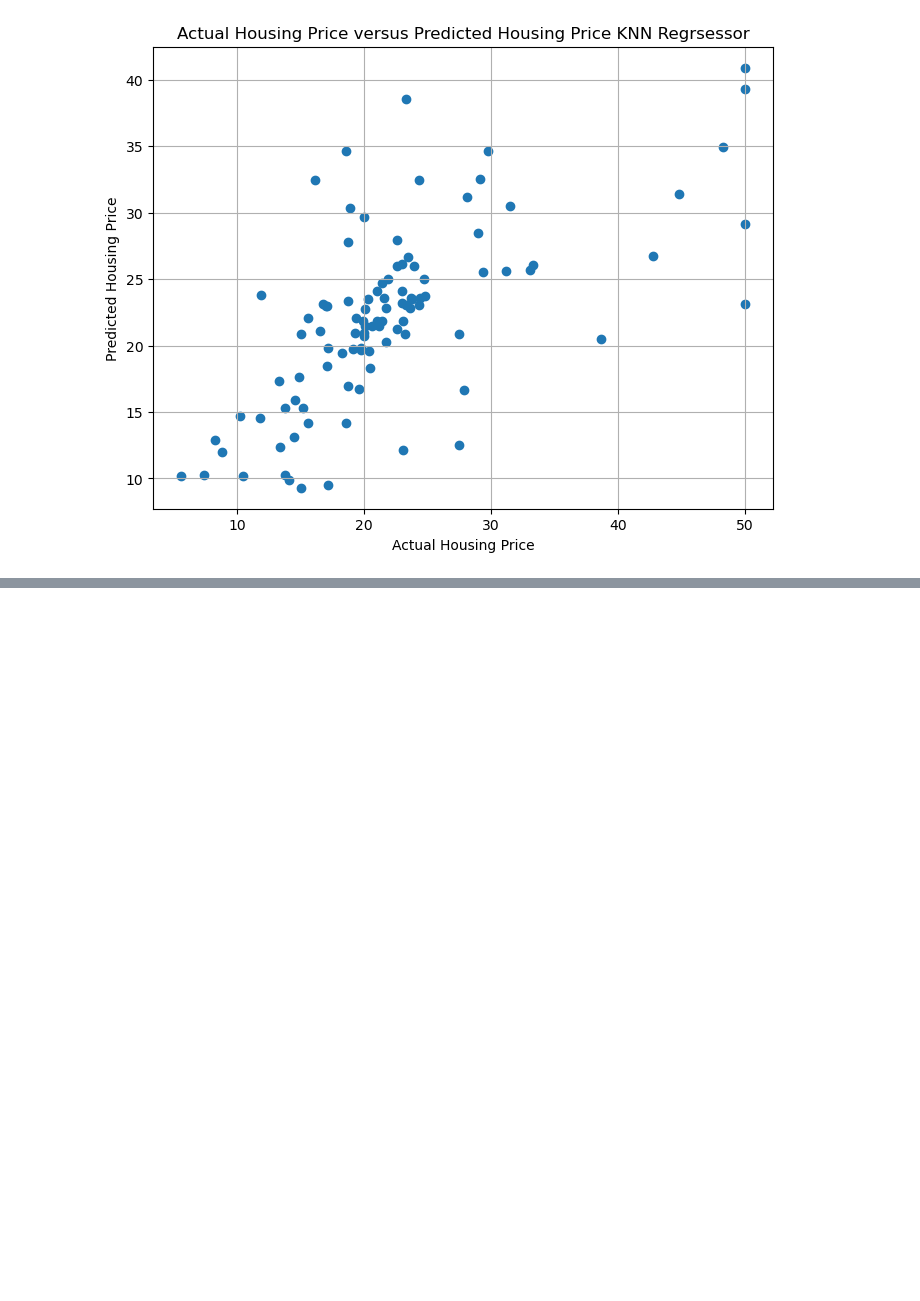
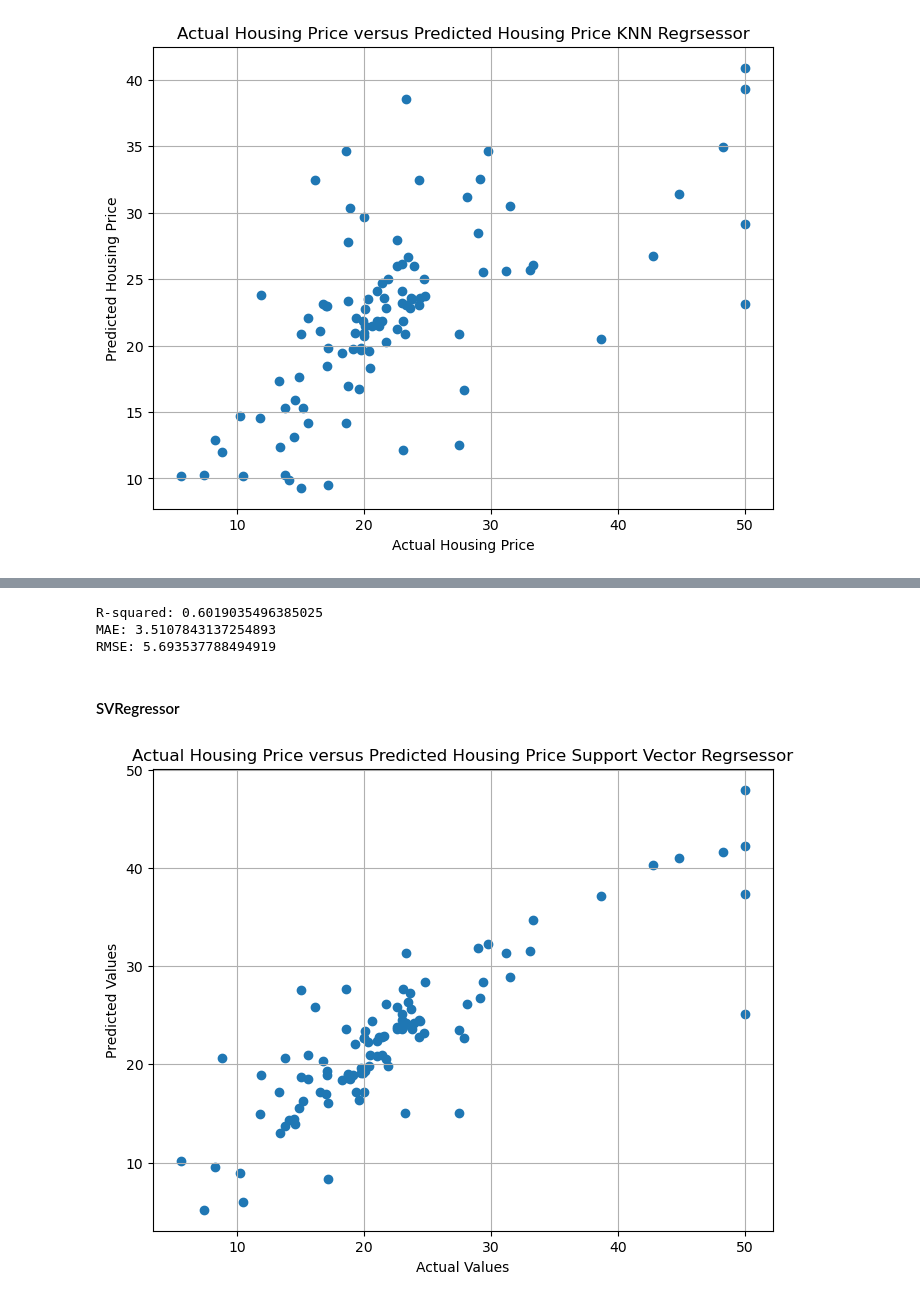
Before and after one commit to Syaza777/Regression_Boston-House-Price_KNR_DTR_SVR, a Jupyter notebook: Lab4Exercise.ipynb, the cells around one changed output, grey strips where cells are left out. Drawn from its saved outputs; the diff is of its cells as text; code cells hidden in the pictures; blank space fills up the shorter version.

```diff
--- a/Lab4Exercise.ipynb
+++ b/Lab4Exercise.ipynb
@@ -195,0 +223,49 @@ RMSE: 6.971114538472075
+# %%
+# Calculate Metrics
+import numpy as np
+from sklearn.metrics import mean_squared_error, mean_absolute_error
+r_squared = r2_score(y_test, y_pred)
+mae = mean_absolute_error(y_test, y_pred)
+rmse = np.sqrt(mean_squared_error(y_test, y_pred))
+
+print("R-squared:", r_squared)
+print("MAE:", mae)
+print("RMSE:", rmse)
+# %% [output]
+R-squared: 0.6019035496385025
+MAE: 3.5107843137254893
+RMSE: 5.693537788494919
+# %% [markdown]
+#### SVRegressor
+# %%
+from sklearn.svm import SVR
+from sklearn.preprocessing import StandardScaler
+
+# Scale features
+scaler_x = StandardScaler()
+scaler_y = StandardScaler()
+
+x_train_scaled = scaler_x.fit_transform(x_train)
+x_test_scaled = scaler_x.transform(x_test)
+
+y_train_scaled = scaler_y.fit_transform(y_train.values.reshape(-1,1)).ravel()
+
+# Create SVR model with RBF kernel
+svr_model = SVR(kernel='rbf', C=100, gamma=0.1, epsilon=0.1)
+
+# Fit model
+svr_model.fit(x_train_scaled, y_train_scaled)
+# Predict on test data
+y_pred_scaled = svr_model.predict(x_test_scaled)
+y_pred = scaler_y.inverse_transform(y_pred_scaled.reshape(-1,1)).ravel()
+# %%
+# Plot Actual vs Predicted
+plt.figure(figsize=(8,6))
+plt.scatter(y_test, y_pred)
+plt.xlabel("Actual Values")
+plt.ylabel("Predicted Values")
+plt.title("Actual Housing Price versus Predicted Housing Price Support Vector Regrsessor")
+plt.grid(True)
+plt.show()
+# %% [output]
+[figure, added]
```
Also changed, not shown: parts of 8 cells of this notebook.
